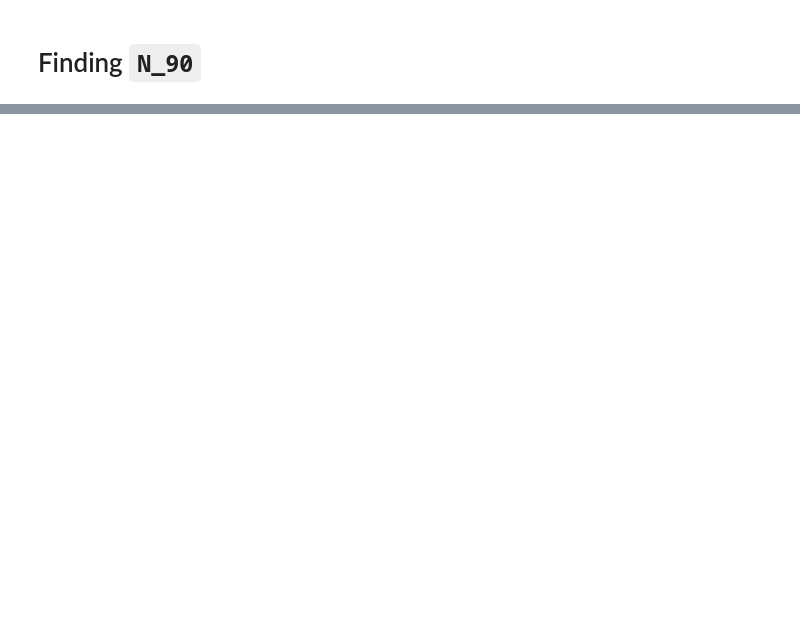
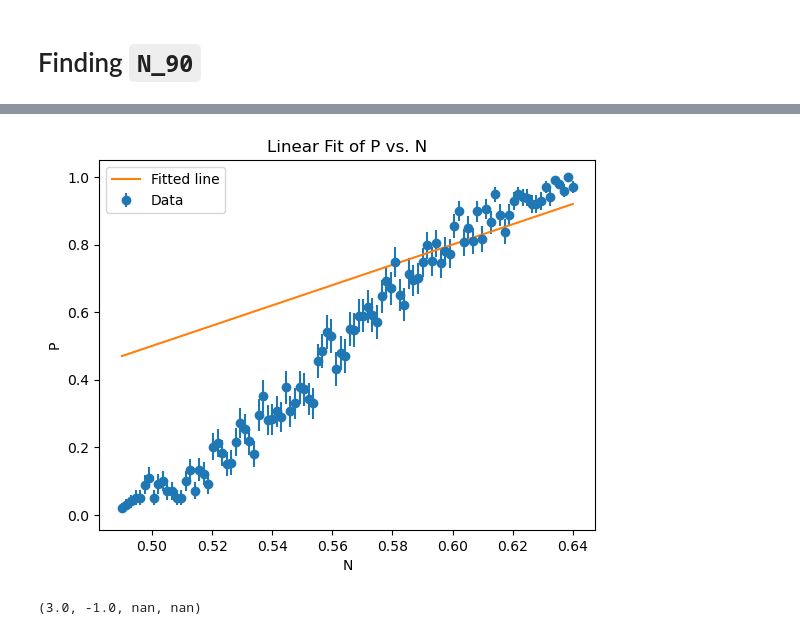
Before and after one commit to knottwill/SignalDiscovery, a Jupyter notebook: src/part_f_implementation.ipynb, the cells around one changed output, grey strips where cells are left out. Drawn from its saved outputs; the diff is of its cells as text; code cells hidden in the pictures; blank space fills up the shorter version.

Commit message:
Frustratingly trying and failing to get iminuit to work for least squares fitting.

```diff
--- a/src/part_f_implementation.ipynb
+++ b/src/part_f_implementation.ipynb
@@ -108,0 +139,39 @@ ax.legend()
+# %%
+from iminuit import Minuit
+
+N = reduced_N
+
+# Define the linear model
+def linear_model(N, m, b):
+    return m * N + b
+
+# Define the chi-squared function
+def chi2_linear(m, b):
+    return np.sum(((P - linear_model(N, m, b)) / P_err) ** 2)
+
+# Perform the minimization
+mi = Minuit(chi2_linear, m=3, b=-1)
+mi.limits['b'] = (-3, 1)
+mi.limits['m'] = (1, 20)
+mi.errordef = Minuit.LEAST_SQUARES
+mi.migrad()  # finds minimum of chi-square function
+
+# Get parameters and errors
+m_fit = mi.values['m']
+b_fit = mi.values['b']
+m_err = mi.errors['m']
+b_err = mi.errors['b']
+
+# Plotting
+plt.errorbar(N, P, yerr=P_err, fmt='o', label='Data')
+plt.plot(N, linear_model(N, *mi.values), label='Fitted line')
+plt.xlabel('N')
+plt.ylabel('P')
+plt.legend()
+plt.title('Linear Fit of P vs. N')
+plt.show()
+
+(m_fit, b_fit, m_err, b_err)
+# %% [output]
+[figure, added]
+(3.0, -1.0, nan, nan)
```
Also changed, not shown: parts of 7 cells of this notebook, 1 other file.
